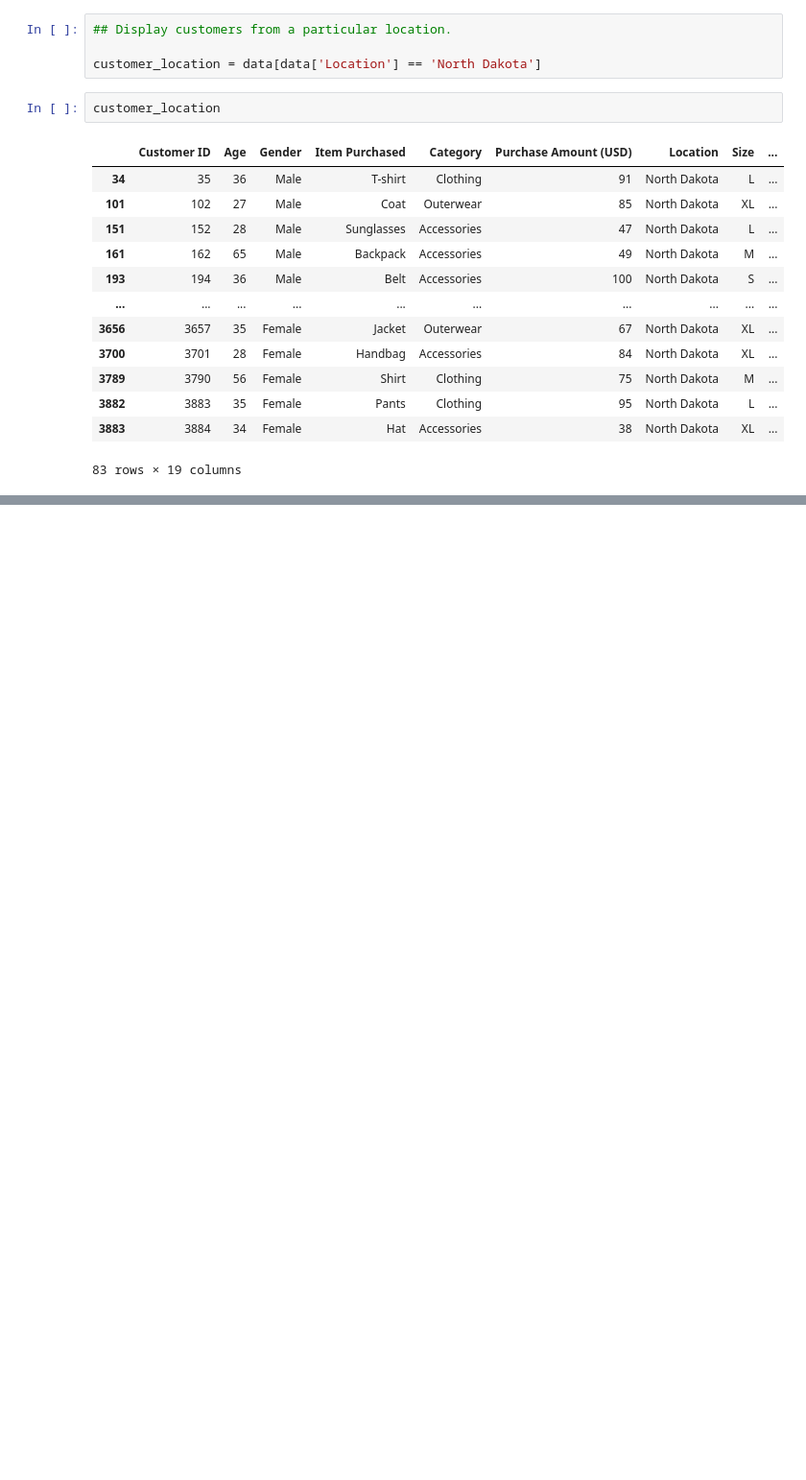
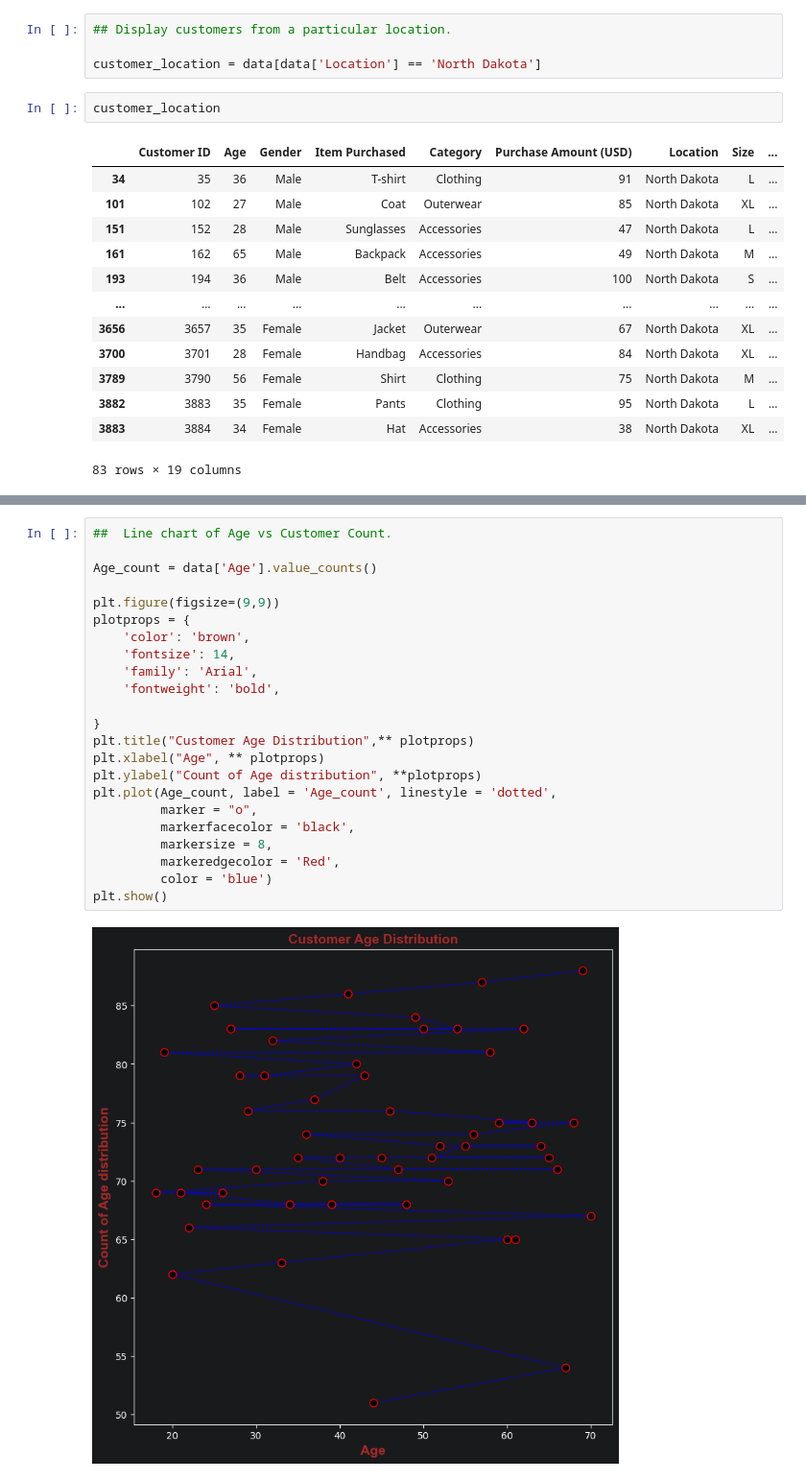
Before and after one commit to mdanushwaran/Shopping_trends_analytics, a Jupyter notebook: Shopping_trends_analytics.ipynb, the cells around one changed output, grey strips where cells are left out. Shown at 96% size. Saved outputs shown, nothing was run; the diff lists cells and outputs as text; blank space fills up the shorter version.

```diff
--- a/Shopping_trends_analytics.ipynb
+++ b/Shopping_trends_analytics.ipynb
@@ -530,0 +699,25 @@ customer_location
+# %%
+##  Line chart of Age vs Customer Count.
+
+Age_count = data['Age'].value_counts()
+
+plt.figure(figsize=(9,9))
+plotprops = {
+    'color': 'brown',
+    'fontsize': 14,
+    'family': 'Arial',
+    'fontweight': 'bold',
+
+}
+plt.title("Customer Age Distribution",** plotprops)
+plt.xlabel("Age", ** plotprops)
+plt.ylabel("Count of Age distribution", **plotprops)
+plt.plot(Age_count, label = 'Age_count', linestyle = 'dotted',
+         marker = "o",
+         markerfacecolor = 'black',
+         markersize = 8,
+         markeredgecolor = 'Red',
+         color = 'blue')
+plt.show()
+# %% [output]
+[figure, added]
```
Also changed, not shown: parts of 38 cells of this notebook.
